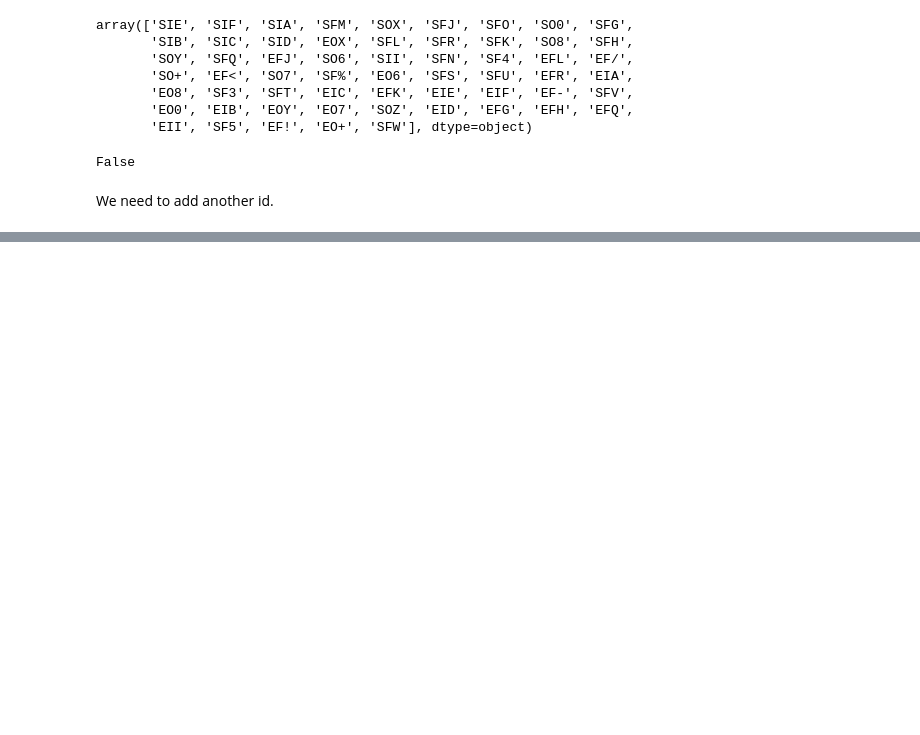
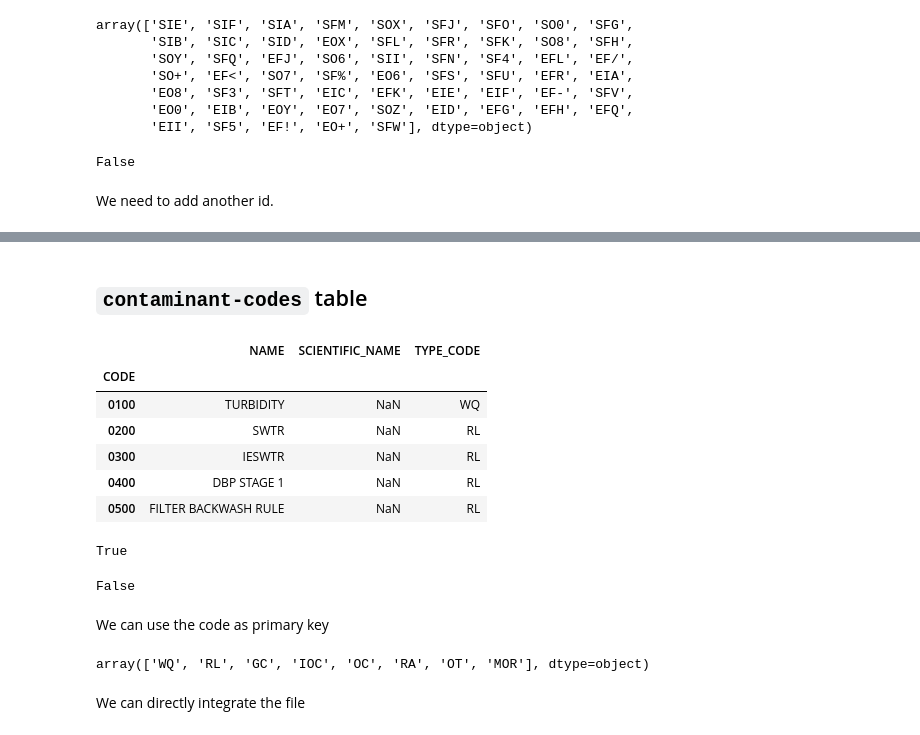
Before and after one commit to codeforboston/safe-water, a Jupyter notebook: csv_pre_processing_for_DB_integration.ipynb, the cells around one changed output, grey strips where cells are left out. Cells and saved outputs as stored; diff of their text form; code cells hidden in the pictures; blank space fills up the shorter version.

Commit message:
add: CONTAMINANT_CODES table

```diff
--- a/csv_pre_processing_for_DB_integration.ipynb
+++ b/csv_pre_processing_for_DB_integration.ipynb
@@ -495,3 +495,39 @@ enfo.head()
 # Data will be saved in the `sanitized` folder.
 sanitized_enfo_file = join(PATH_TO_DATA_FOLDER, 'sanitized', 'ENFORCEMENT_ACTION.csv')
 enfo.to_csv(sanitized_enfo_file, sep=",", encoding='utf-8')
+# %% [markdown]
+## `contaminant-codes` table
+# %%
+cont = pd.read_csv(join(PATH_TO_DATA_FOLDER, "contaminant-codes.csv"),
+                 sep=",",
+                 header=0,
+                 encoding="utf-8",
+                index_col=0,
+                 low_memory=False,
+                 )
+# %%
+cont.head()
+# %% [output]
+|  | NAME | SCIENTIFIC_NAME | TYPE_CODE |
+| CODE |  |  |  |
+| 0100 | TURBIDITY | NaN | WQ |
+| 0200 | SWTR | NaN | RL |
+| 0300 | IESWTR | NaN | RL |
+| 0400 | DBP STAGE 1 | NaN | RL |
+| 0500 | FILTER BACKWASH RULE | NaN | RL |
+# %%
+cont.index.is_unique
+# %% [output]
+True
+# %%
+cont.index.isnull().any()
+# %% [output]
+False
+# %% [markdown]
+We can use the code as primary key
+# %%
+cont['TYPE_CODE'].unique()
+# %% [output]
+array(['WQ', 'RL', 'GC', 'IOC', 'OC', 'RA', 'OT', 'MOR'], dtype=object)
+# %% [markdown]
+We can directly integrate the file
```
Also changed, not shown: 1 other file.
